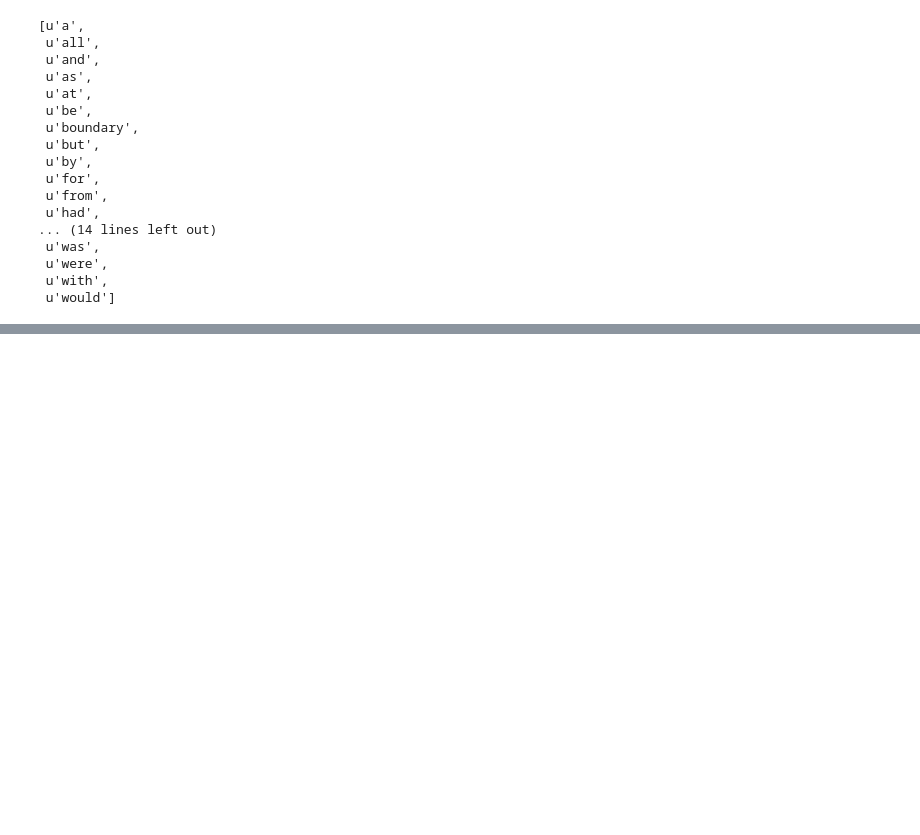
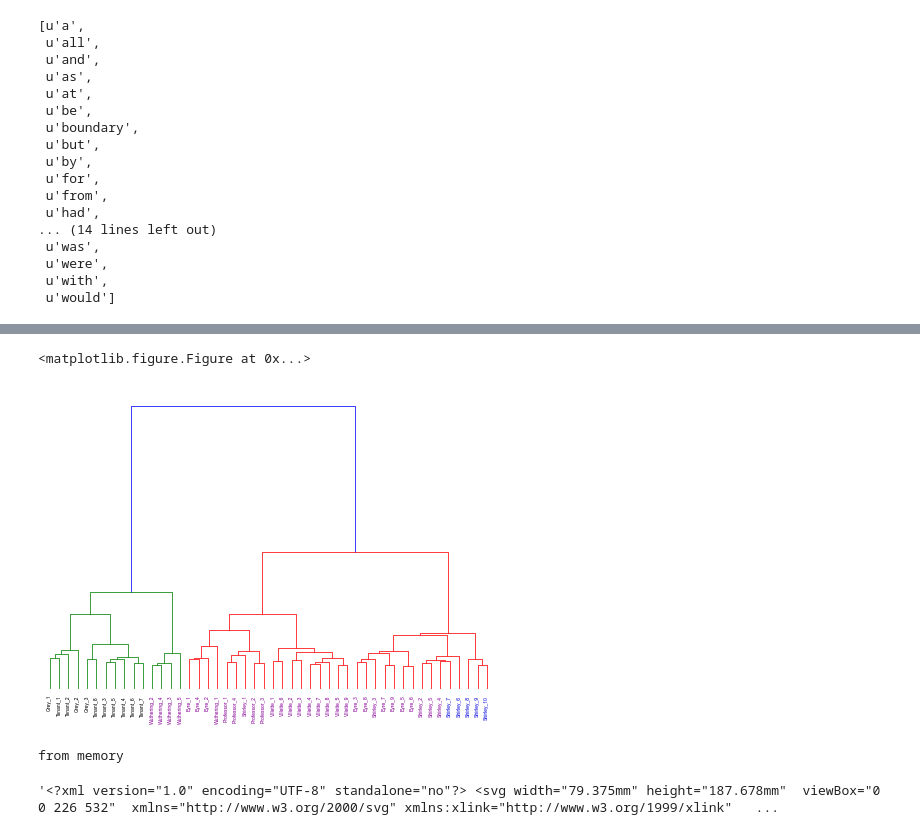
Before and after one commit to mikekestemont/pystyl, a Jupyter notebook: A Walk Through PyStyl.ipynb, the cells around one changed output, grey strips where cells are left out. Saved outputs shown, nothing was run; the diff lists cells and outputs as text; code cells hidden in the pictures; blank space fills up the shorter version.

```diff
--- a/A Walk Through PyStyl.ipynb
+++ b/A Walk Through PyStyl.ipynb
@@ -226,0 +269,2 @@ corpus.vectorize(mfi=30, min_df=0.80)
+# %%
+cluster_tree = hierarchical_clustering(dm, linkage='ward')
@@ -226,0 +273,13 @@ corpus.vectorize(mfi=30, min_df=0.80)
+# %%
+scipy_dendrogram(corpus=corpus, tree=cluster_tree, outputfile='~/Desktop/scipy_dendrogram.pdf',\
+                 fontsize=5, color_leafs=True, show=False, save=F, return_svg=False)
+# %% [output]
+<matplotlib.figure.Figure at 0x...>
+[figure, added]
+# %%
+ete_dendrogram(corpus=corpus, tree=cluster_tree, outputfile='~/Desktop/ete_dendrogram.pdf',\
+                 fontsize=5, color_leafs=True, show=False, save=True, return_svg=True,
+              save_newick=False)
+# %% [output]
+from memory
+'<?xml version="1.0" encoding="UTF-8" standalone="no"?> <svg width="79.375mm" height="187.678mm"  viewBox="0 0 226 532"  xmlns="http://www.w3.org/2000/svg" xmlns:xlink="http://www.w3.org/1999/xlink"   ...
```
Also changed, not shown: parts of 16 cells of this notebook.
